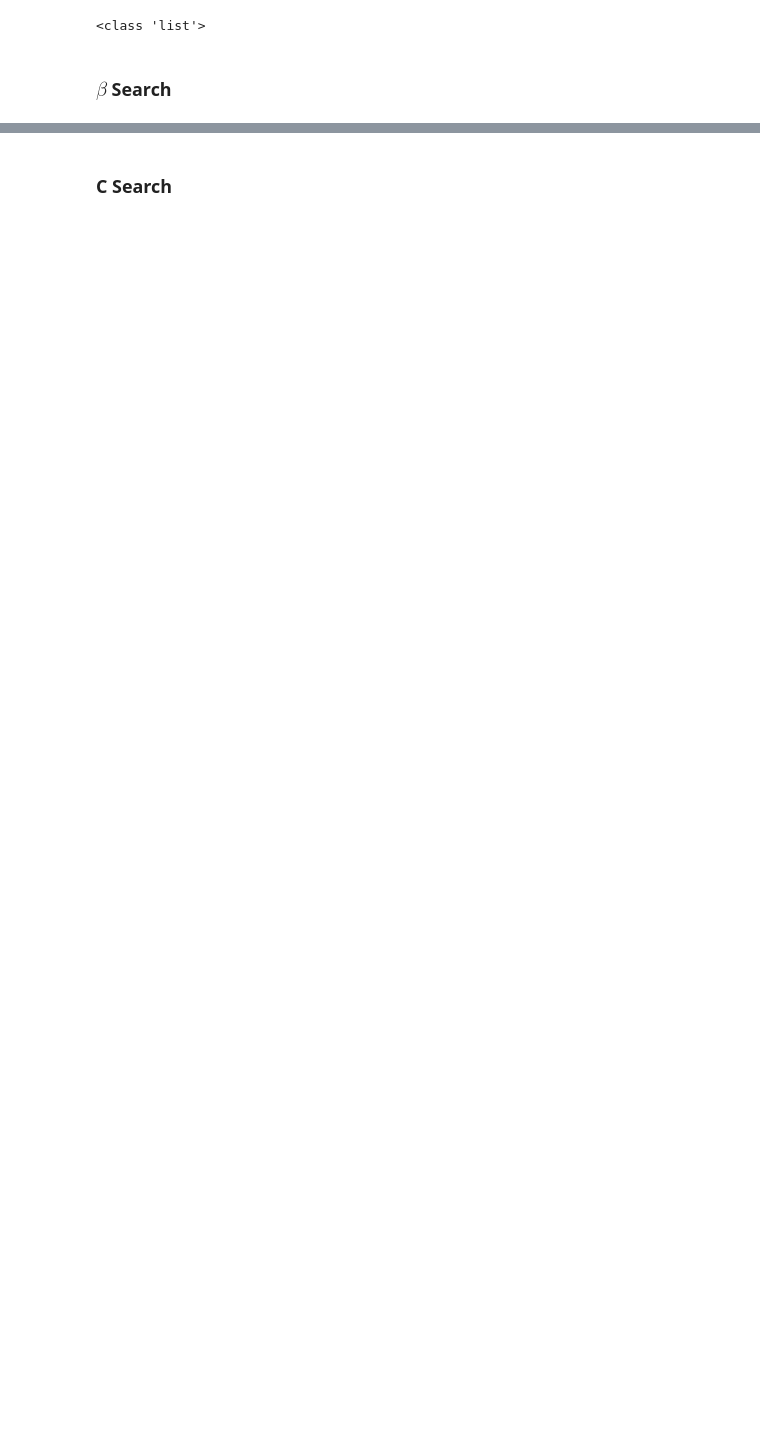
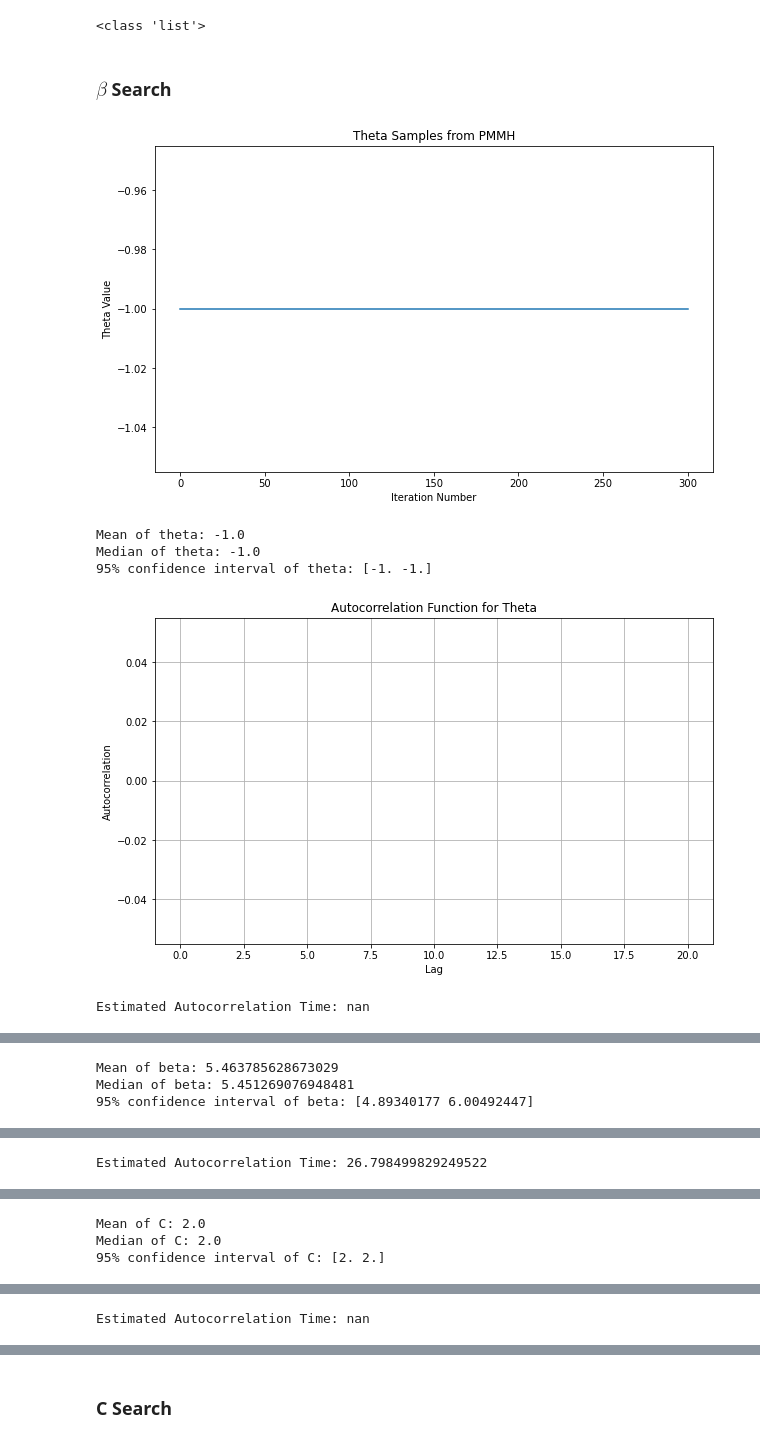
Before and after one commit to zhl24/IIB_Codes, a Jupyter notebook: improved_algorithm_testing.ipynb, the cells around one changed output, grey strips where cells are left out. Drawn from its saved outputs; the diff is of its cells as text; code cells hidden in the pictures; blank space fills up the shorter version.

```diff
--- a/improved_algorithm_testing.ipynb
+++ b/improved_algorithm_testing.ipynb
@@ -1020,7 +1020,7 @@ import seaborn as sns
 n_iter = 300 #Number of iterations
 theta0 = -1 #Initial guess of theta
 beta0 = 5 #Initial Guess of beta
-C0 = 10  #Initial Guess of C
+C0 = 2  #Initial Guess of C
 num_particles = 1000
 
 #The 3 step sizes for the 3 parameters
@@ -1046,7 +1046,7 @@ sigma_n = true_sigmaw * np.sqrt(kv)
 #Simulation Parameters
 
 true_beta = 5
-true_C = 10
+true_C = 2
 T = 30
 
 
@@ -1378,30 +1378,37 @@ plt.subplot(1, 3, 1)
 sns.histplot(theta_samples, kde=True, stat="density", linewidth=0)
 plt.axvline(np.mean(theta_samples), color='r', linestyle='--', label=f'Mean: {np.mean(theta_samples):.2f}')
 plt.axvline(np.percentile(theta_samples, 2.5), color='g', linestyle=':', label='95% CI')
 plt.axvline(np.percentile(theta_samples, 97.5), color='g', linestyle=':')
 plt.axvline(true_theta, color='blue', linestyle='-', label=f'True: {true_theta}')
 plt.title('Posterior distribution of $\\theta$')
 plt.legend()
 
 # Beta
 plt.subplot(1, 3, 2)
 sns.histplot(beta_samples, kde=True, stat="density", linewidth=0)
 plt.axvline(np.mean(beta_samples), color='r', linestyle='--', label=f'Mean: {np.mean(beta_samples):.2f}')
 plt.axvline(np.percentile(beta_samples, 2.5), color='g', linestyle=':', label='95% CI')
 plt.axvline(np.percentile(beta_samples, 97.5), color='g', linestyle=':')
 plt.axvline(true_beta, color='blue', linestyle='-', label=f'True: {true_beta}')
 plt.title('Posterior distribution of $\\beta$')
 plt.legend()
 
 # C
 plt.subplot(1, 3, 3)
 sns.histplot(C_samples, kde=True, stat="density", linewidth=0)
 plt.axvline(np.mean(C_samples), color='r', linestyle='--', label=f'Mean: {np.mean(C_samples):.2f}')
 plt.axvline(np.percentile(C_samples, 2.5), color='g', linestyle=':', label='95% CI')
 plt.axvline(np.percentile(C_samples, 97.5), color='g', linestyle=':')
 plt.axvline(true_C, color='blue', linestyle='-', label=f'True: {true_C}')
 plt.title('Posterior distribution of $C$')
 plt.legend()
 
 plt.tight_layout()
 plt.show()
+# %% [output]
+[figure, added]
+Mean of theta: -1.0
+Median of theta: -1.0
+95% confidence interval of theta: [-1. -1.]
+[figure, added]
+Estimated Autocorrelation Time: nan
@@ -1407,0 +1416,3 @@ plt.show()
+Mean of beta: 5.463785628673029
+Median of beta: 5.451269076948481
+95% confidence interval of beta: [4.89340177 6.00492447]
@@ -1407,0 +1420 @@ plt.show()
+Estimated Autocorrelation Time: 26.798499829249522
@@ -1407,0 +1422,3 @@ plt.show()
+Mean of C: 2.0
+Median of C: 2.0
+95% confidence interval of C: [2. 2.]
@@ -1407,0 +1426 @@ plt.show()
+Estimated Autocorrelation Time: nan
```
Also changed, not shown: parts of 4 cells of this notebook, 6 other files.
